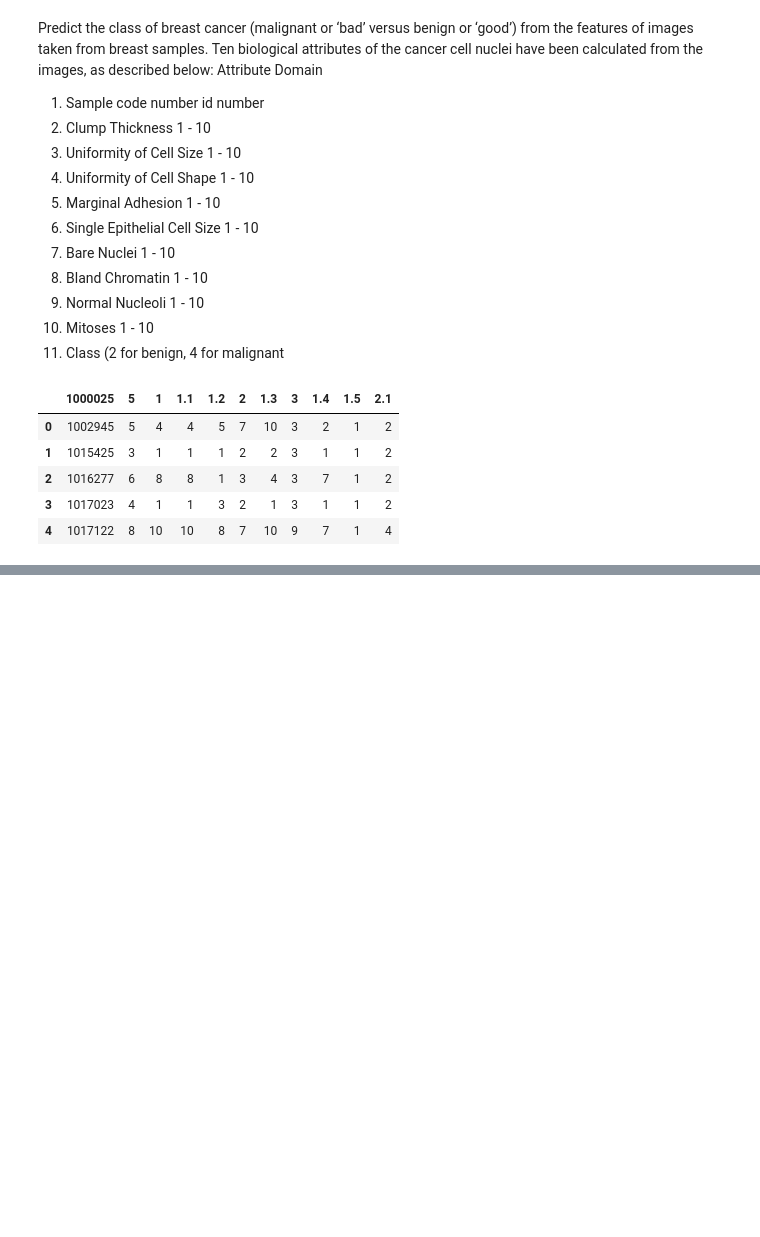
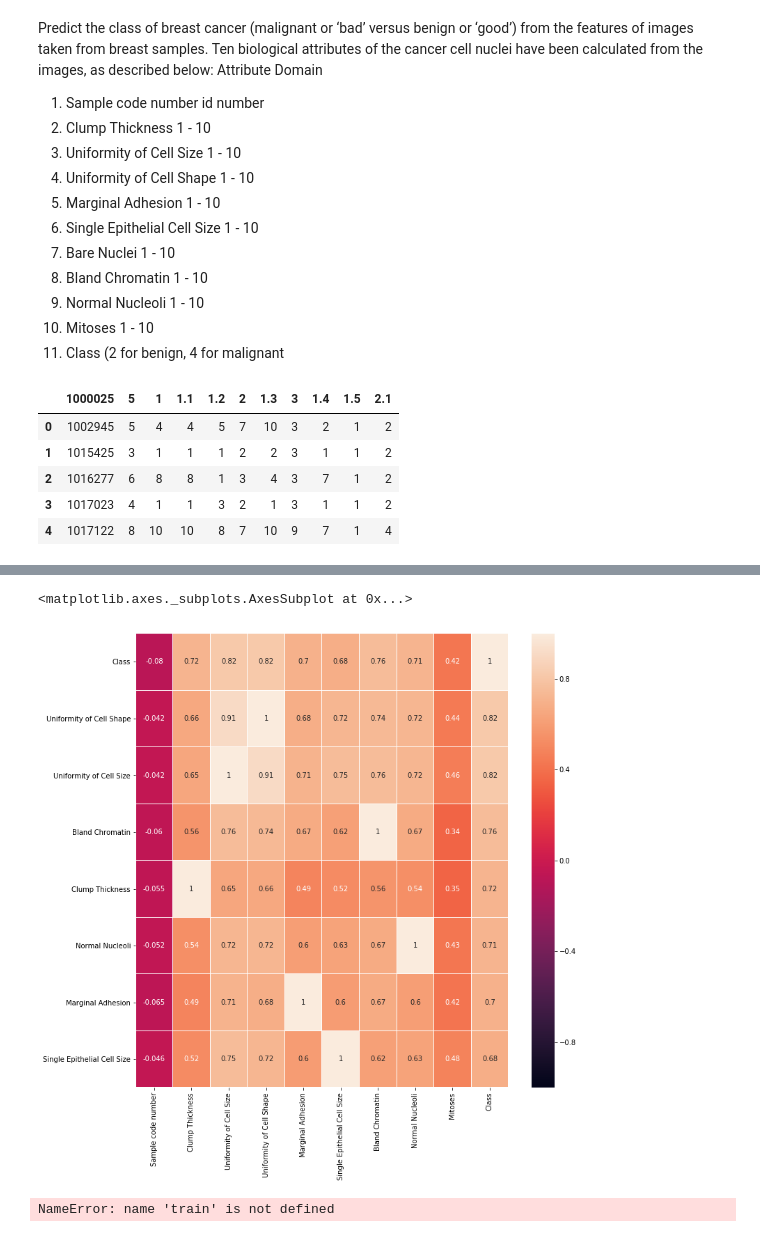
Before and after one commit to pulengmoru/Breast_cancer_prediction, a Jupyter notebook: Breast cancer assignment.ipynb, the cells around one changed output, grey strips where cells are left out. Saved outputs shown, nothing was run; the diff lists cells and outputs as text; code cells hidden in the pictures; blank space fills up the shorter version.

Commit message:
dataset analysis and heatmap

```diff
--- a/Breast cancer assignment.ipynb
+++ b/Breast cancer assignment.ipynb
@@ -32,0 +67,14 @@ cancer_prediction.head()
+# %%
+cancer_prediction.rename (inplace=True, columns={
+    '1000025':'Sample code number',
+    '5':'Clump Thickness',
+    '1':'Uniformity of Cell Size',
+    '1.1':'Uniformity of Cell Shape',
+    '1.2':'Marginal Adhesion',
+    '2':'Single Epithelial Cell Size',
+    '1.3':'Bare Nuclei',
+    '3':'Bland Chromatin',
+    '1.4':'Normal Nucleoli',
+    '1.5':'Mitoses',
+    '2.1':'Class'
+})
@@ -32,0 +90,14 @@ cancer_prediction.head()
+# %%
+correlation = cancer_prediction.corr()[abs(cancer_prediction.corr()["Class"]) > 0.45].sort_values(by=["Class"], ascending=False)
+# %%
+plt.figure(figsize=(12,12))
+sns.heatmap(correlation, vmin=-1, vmax=1, annot=True, linewidth=0.1)
+# %% [output]
+<matplotlib.axes._subplots.AxesSubplot at 0x...>
+[figure, added]
+# %%
+
+X_train, X_test, y_train, y_test = train_test_split(train.drop('Class',axis=1),
+                                                    train['Class'], test_size=0.30,random_state=101)
+# %% [output]
+NameError: name 'train' is not defined
```
Also changed, not shown: parts of 4 cells of this notebook.
